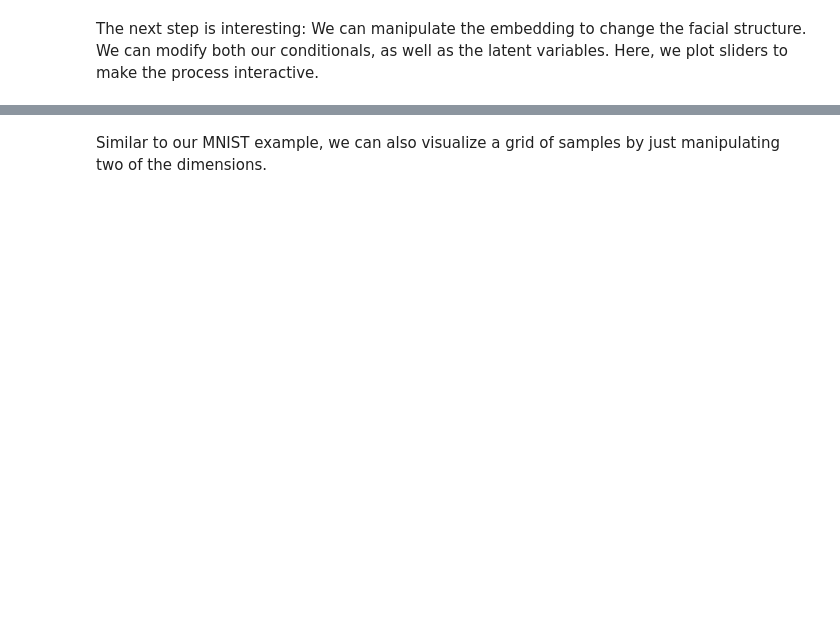
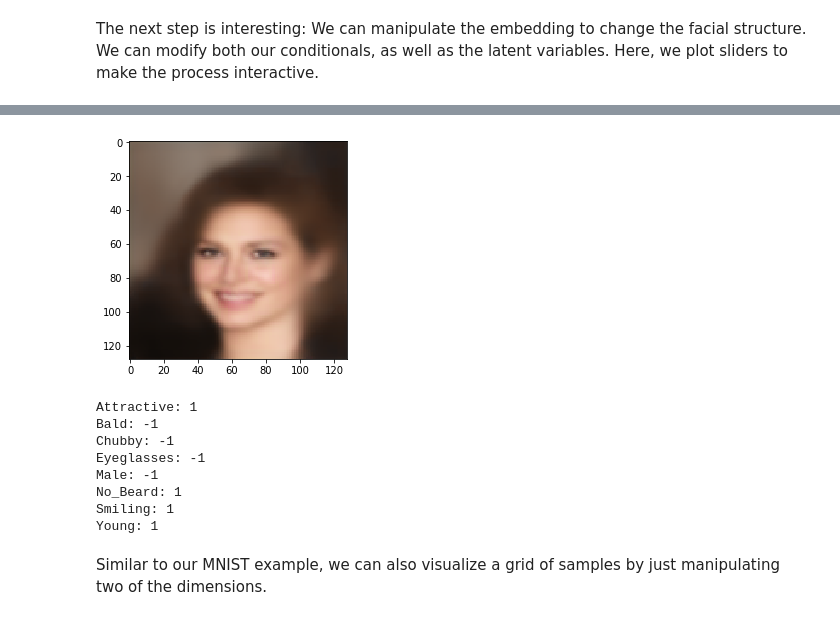
Before and after one commit to Harvard-IACS/2019-computefest, a Jupyter notebook: Wednesday/auto_encoder/VAE.ipynb, the cells around one changed output, grey strips where cells are left out. Drawn from its saved outputs; the diff is of its cells as text; code cells hidden in the pictures; blank space fills up the shorter version.

```diff
--- a/Wednesday/auto_encoder/VAE.ipynb
+++ b/Wednesday/auto_encoder/VAE.ipynb
@@ -497,3 +506,56 @@ interactive(children=(FloatSlider(value=-1.0, description='5_o_Clock_Shadow', la
+# %%
+# Modify the following variables to change the face generated below.
+# Set them to numbers between roughly -10 and 10.
+# Large values might seem unrealistic, so try with small numbers first.
+# If you set them to None, they will take the default values.
+
+smiling = None # e.g. change this to -3 or 3 and see the results!
+male = None
+no_beard = None
+attractive = None
+bald = None
+chubby = None
+eyeglasses = None
+young = None
+
+
+# ------------------------------------
+# Don't change the code below.
+# It introduces the values you defined in the conditional vector
+# that is used by the VAE.
+
+meta = init_meta.copy()
+meta[2] = attractive if attractive else init_meta[2]
+meta[4] = bald if bald else init_meta[4]
+meta[13] = chubby if chubby else init_meta[13]
+meta[15] = eyeglasses if eyeglasses else init_meta[15]
+meta[20] = male if male else init_meta[20]
+meta[24] = no_beard if no_beard else init_meta[24]
+meta[31] = smiling if smiling else init_meta[31]
+meta[39] = young if young else init_meta[39]
+
+ret = decode_embedding(z, meta, decoder)
+plt.imshow(ret[0])
+plt.show()
+
+print('Attractive:', meta[2])
+print('Bald:', meta[4])
+print('Chubby:', meta[13])
+print('Eyeglasses:', meta[15])
+print('Male:', meta[20])
+print('No_Beard:', meta[24])
+print('Smiling:', meta[31])
+print('Young:', meta[39])
+# %% [output]
+[figure, added]
+Attractive: 1
+Bald: -1
+Chubby: -1
+Eyeglasses: -1
+Male: -1
+No_Beard: 1
+Smiling: 1
+Young: 1
 # %% [markdown]
 Similar to our MNIST example, we can also visualize a grid of samples by just manipulating two of the dimensions.
 # %%
```
Also changed, not shown: parts of 18 cells of this notebook.
